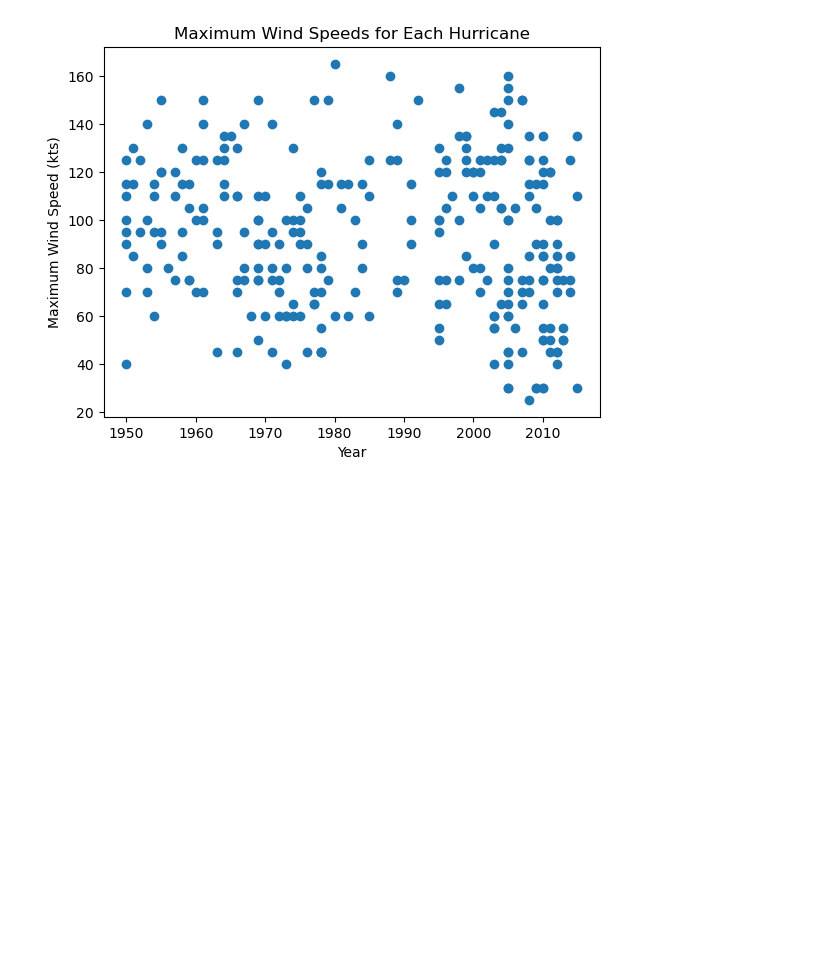
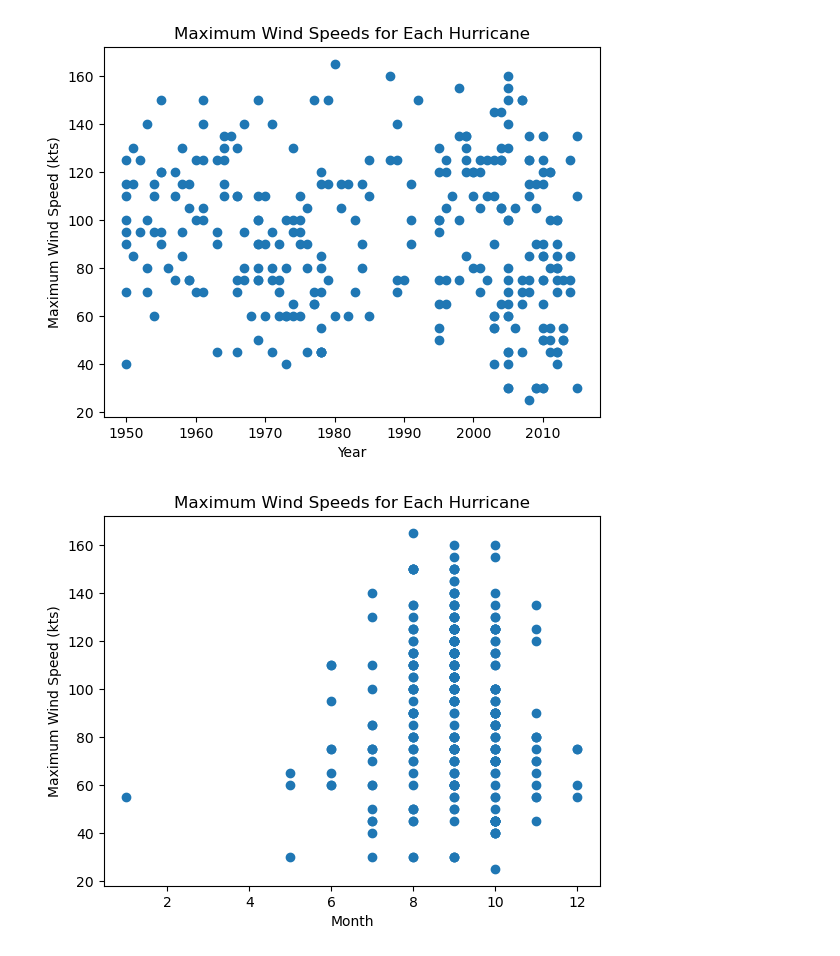
Before and after one commit to DanielBrechner/hurrdat_co2, a Jupyter notebook: atlantic_hurricanes.ipynb, the cells around one changed output. Drawn from its saved outputs; the diff is of its cells as text; code cells hidden in the pictures; blank space fills up the shorter version.

Commit message:
graph for month

```diff
--- a/atlantic_hurricanes.ipynb
+++ b/atlantic_hurricanes.ipynb
@@ -185,3 +177,11 @@ plt.title('Maximum Wind Speeds for Each Hurricane')
 plt.show()
 # %% [output]
 [figure]
+# %%
+plt.plot(max_wind_speeds['Month'], max_wind_speeds['Maximum Wind'], 'o')
+plt.xlabel('Month')
+plt.ylabel('Maximum Wind Speed (kts)')
+plt.title('Maximum Wind Speeds for Each Hurricane')
+plt.show()
+# %% [output]
+[figure, added]
```
Also changed, not shown: parts of 1 cell of this notebook.
